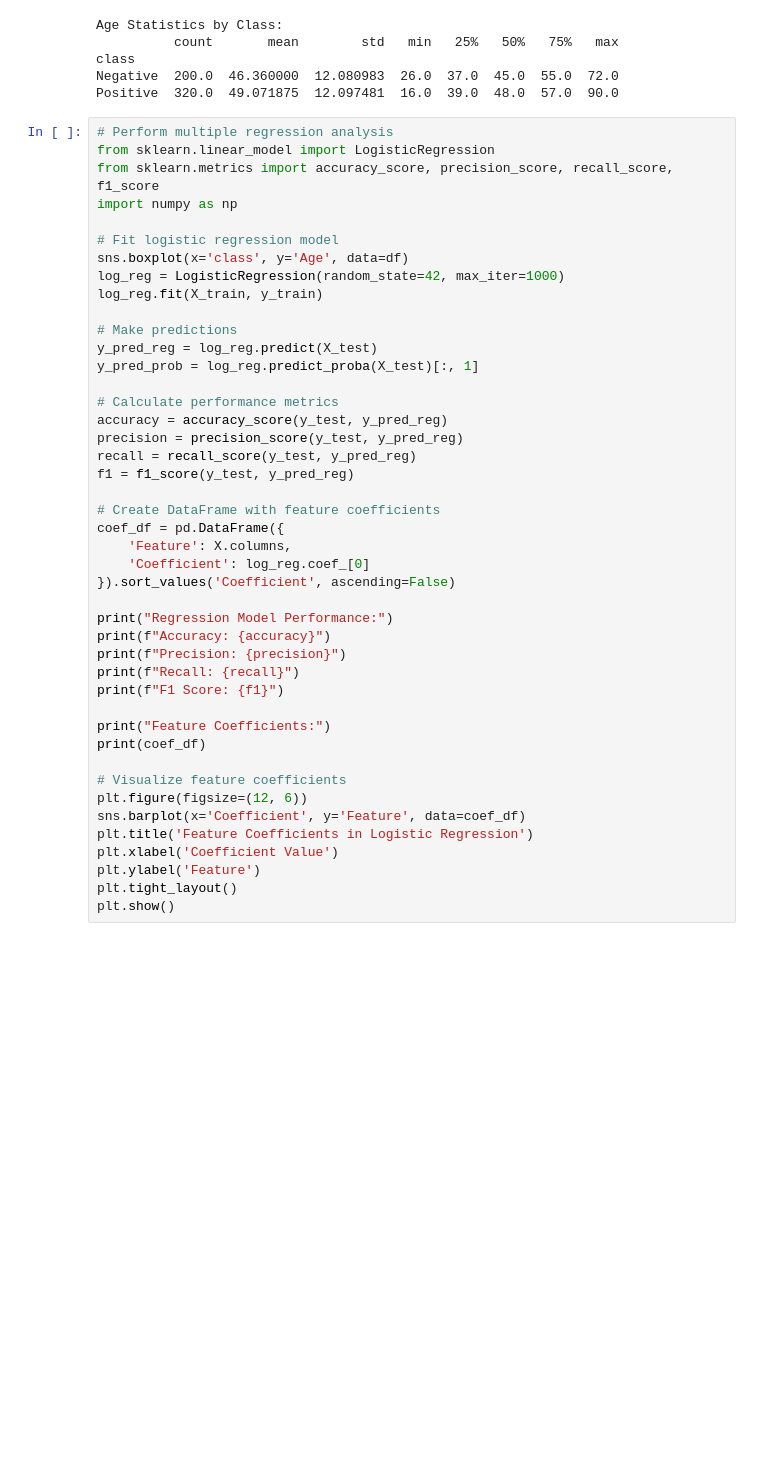
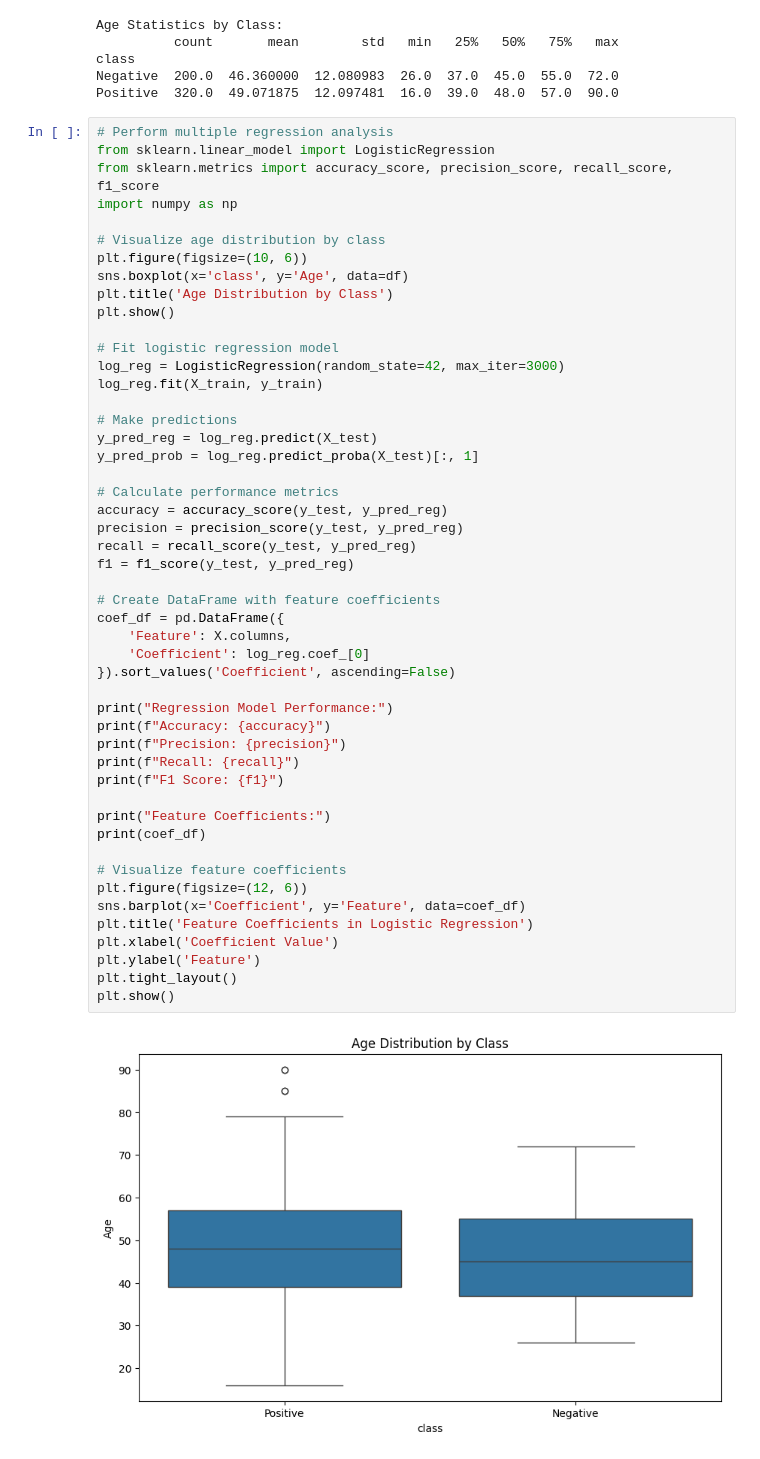
Before and after one commit to dineshram18/Capstone_Project, a Jupyter notebook: Data Wrangling.ipynb, the cells around one changed output. Drawn from its saved outputs; the diff is of its cells as text; blank space fills up the shorter version.

```diff
--- a/Data Wrangling.ipynb
+++ b/Data Wrangling.ipynb
@@ -266,9 +266,14 @@ from sklearn.linear_model import LogisticRegression
 from sklearn.metrics import accuracy_score, precision_score, recall_score, f1_score
 import numpy as np
 
+# Visualize age distribution by class
+plt.figure(figsize=(10, 6))
+sns.boxplot(x='class', y='Age', data=df)
+plt.title('Age Distribution by Class')
+plt.show()
+
 # Fit logistic regression model
-sns.boxplot(x='class', y='Age', data=df)
-log_reg = LogisticRegression(random_state=42, max_iter=1000)
+log_reg = LogisticRegression(random_state=42, max_iter=3000)
 log_reg.fit(X_train, y_train)
 
 # Make predictions
@@ -278,33 +283,34 @@ y_pred_prob = log_reg.predict_proba(X_test)[:, 1]
 # Calculate performance metrics
 accuracy = accuracy_score(y_test, y_pred_reg)
 precision = precision_score(y_test, y_pred_reg)
 recall = recall_score(y_test, y_pred_reg)
 f1 = f1_score(y_test, y_pred_reg)
 
 # Create DataFrame with feature coefficients
 coef_df = pd.DataFrame({
     'Feature': X.columns,
     'Coefficient': log_reg.coef_[0]
 }).sort_values('Coefficient', ascending=False)
 
 print("Regression Model Performance:")
 print(f"Accuracy: {accuracy}")
 print(f"Precision: {precision}")
 print(f"Recall: {recall}")
 print(f"F1 Score: {f1}")
 
 print("Feature Coefficients:")
 print(coef_df)
 
 # Visualize feature coefficients
 plt.figure(figsize=(12, 6))
 sns.barplot(x='Coefficient', y='Feature', data=coef_df)
 plt.title('Feature Coefficients in Logistic Regression')
 plt.xlabel('Coefficient Value')
 plt.ylabel('Feature')
 plt.tight_layout()
 plt.show()
 # %% [output]
+[figure, new version]
 Regression Model Performance:
 Accuracy: 0.8431372549019608
 Precision: 0.8461538461538461
```
Also changed, not shown: parts of 4 cells of this notebook.
